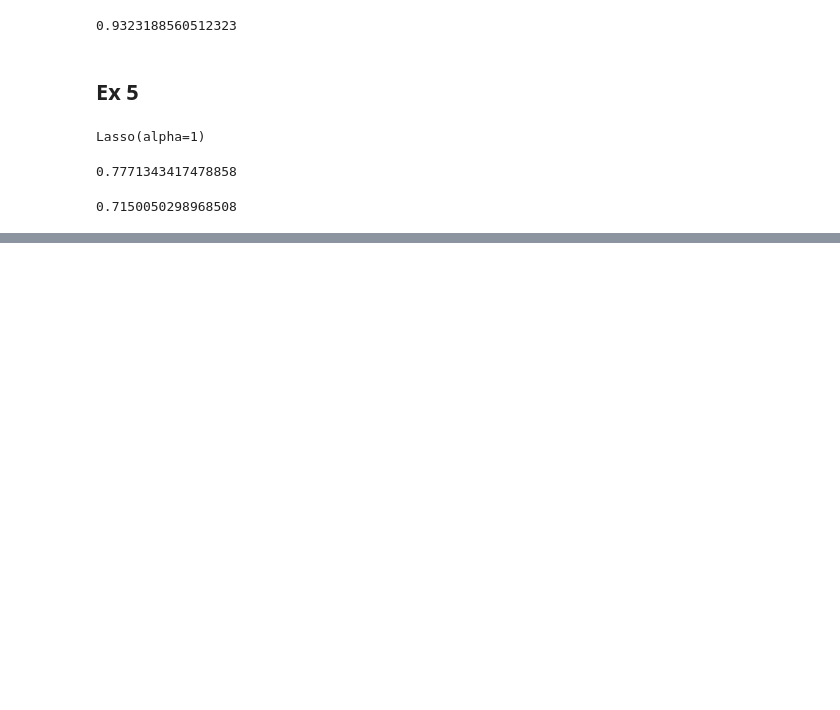
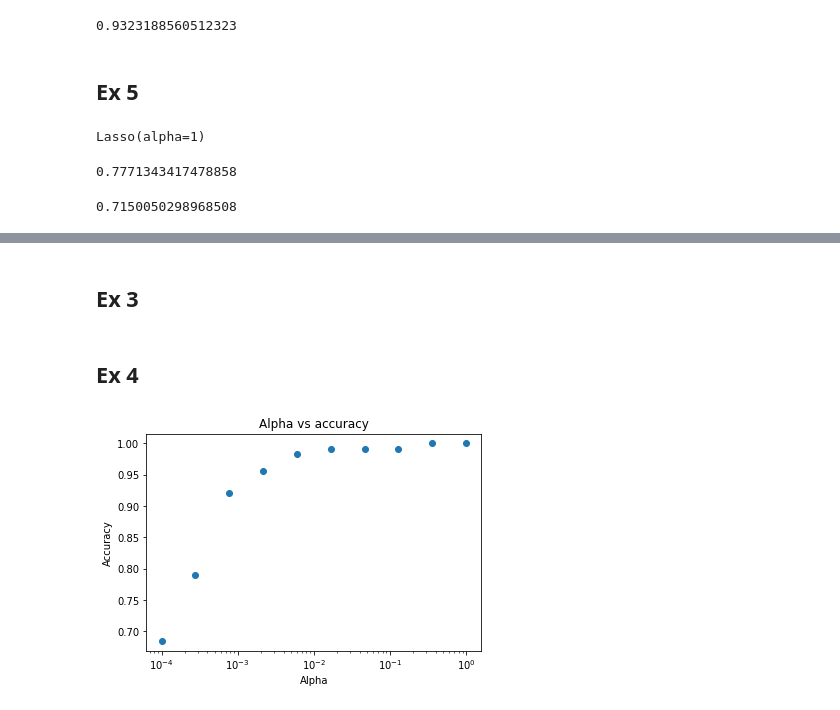
Before and after one commit to ArturBa/agh_machine_learning, a Jupyter notebook: lab_6/Lab6.ipynb, the cells around one changed output, grey strips where cells are left out. Saved outputs shown, nothing was run; the diff lists cells and outputs as text; code cells hidden in the pictures; blank space fills up the shorter version.

```diff
--- a/lab_6/Lab6.ipynb
+++ b/lab_6/Lab6.ipynb
@@ -187,0 +250,6 @@ data = load_breast_cancer()
+# %%
+breast = StandardScaler().fit_transform(breast)
+# %%
+X_train, X_test, y_train, y_test = train_test_split(breast, data.target, test_size=.2, random_state=7534)
+# %% [markdown]
+## Ex 3
@@ -187,0 +260,16 @@ data = load_breast_cancer()
+# %% [markdown]
+## Ex 4
+# %%
+alpha = np.logspace(-4, 0, 10)
+accuracy = []
+for a in alpha:
+    accuracy.append(LogisticRegression(C=a, penalty='l2', solver='saga').fit(X_train, y_train).score(X_test, y_test))
+# %%
+plt.scatter(alpha, accuracy)
+plt.xlabel("Alpha")
+plt.xscale("log")
+plt.ylabel("Accuracy")
+plt.title("Alpha vs accuracy")
+plt.show()
+# %% [output]
+[figure, added]
```
Also changed, not shown: parts of 16 cells of this notebook.
